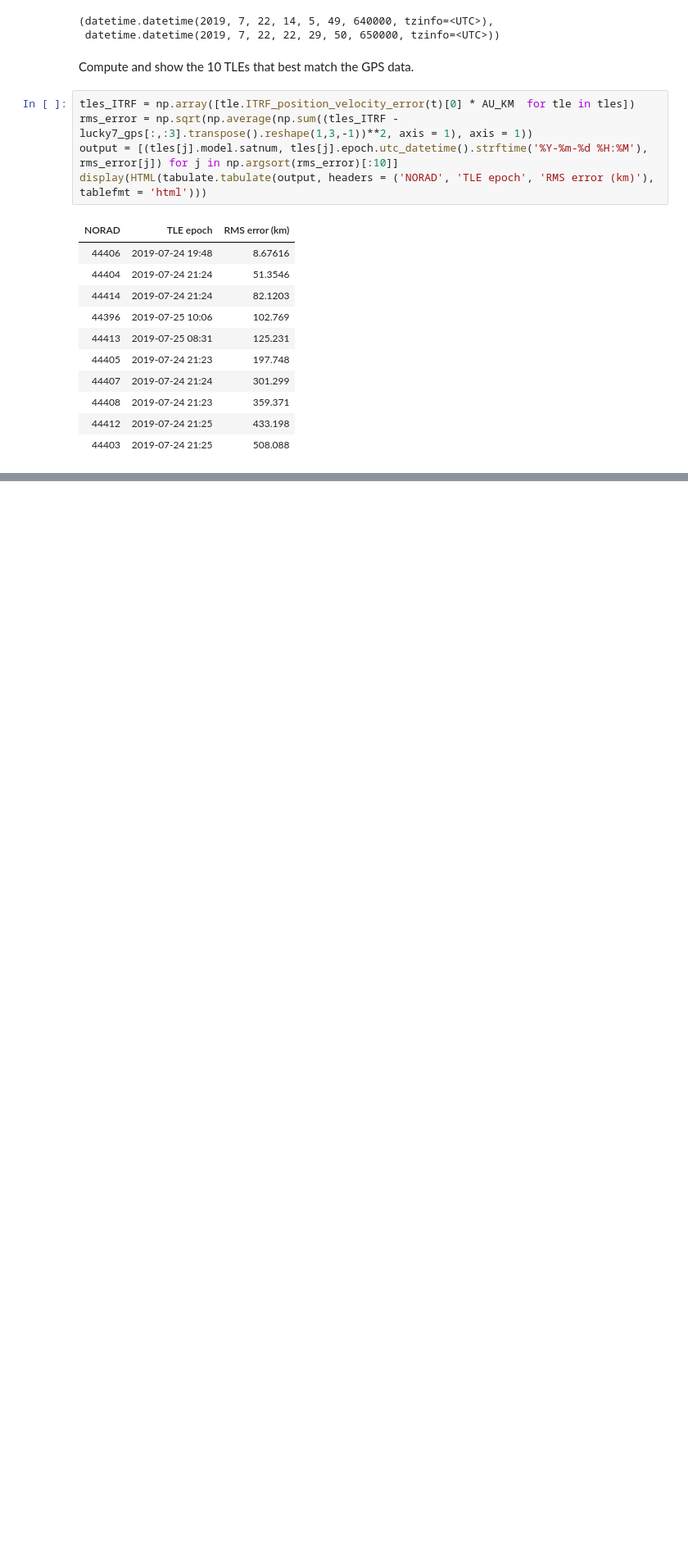
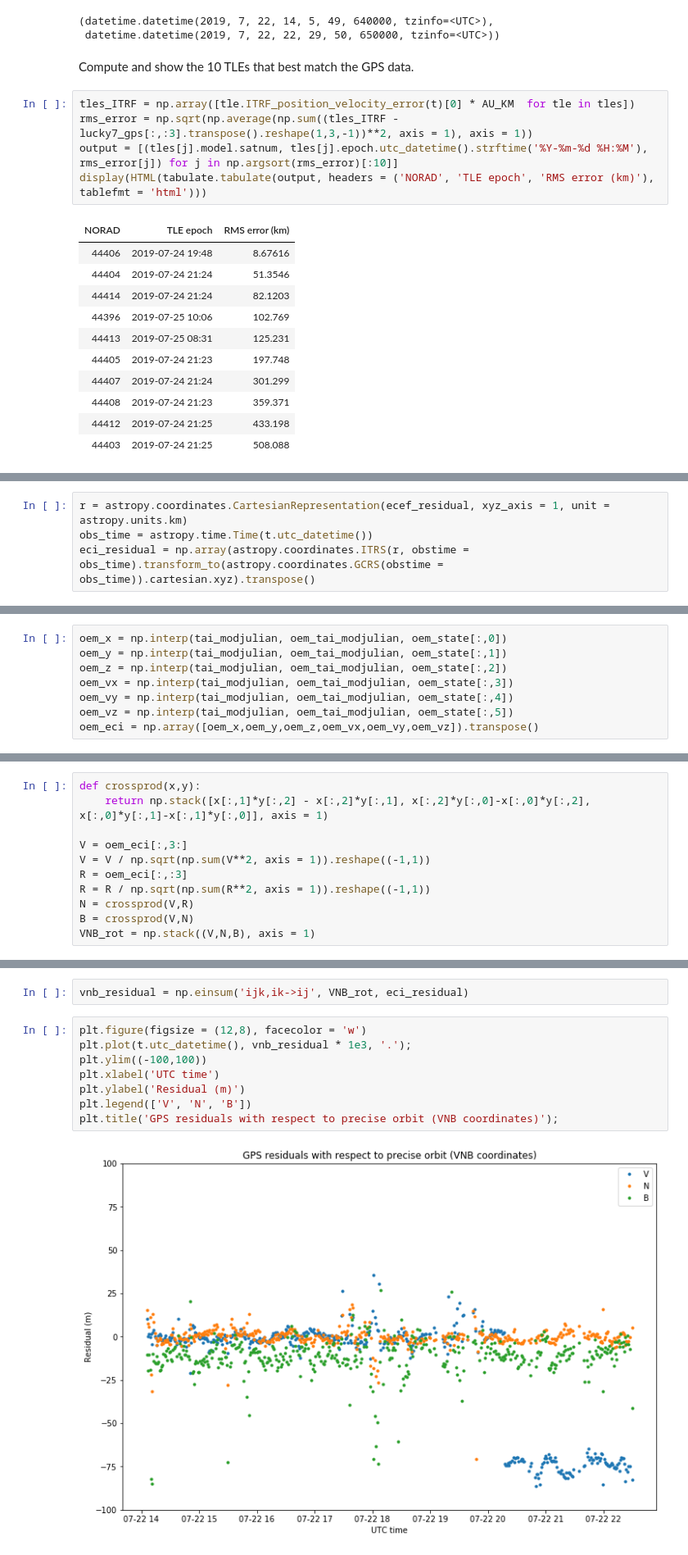
Before and after one commit to daniestevez/jupyter_notebooks, a Jupyter notebook: Lucky-7 orbit.ipynb, the cells around one changed output, grey strips where cells are left out. Shown at 82% size. Cells and saved outputs as stored; diff of their text form; blank space fills up the shorter version.

```diff
--- a/Lucky-7 orbit.ipynb
+++ b/Lucky-7 orbit.ipynb
@@ -112,0 +186,4 @@ display(HTML(tabulate.tabulate(output, headers = ('NORAD', 'TLE epoch', 'RMS err
+# %%
+r = astropy.coordinates.CartesianRepresentation(ecef_residual, xyz_axis = 1, unit = astropy.units.km)
+obs_time = astropy.time.Time(t.utc_datetime())
+eci_residual = np.array(astropy.coordinates.ITRS(r, obstime = obs_time).transform_to(astropy.coordinates.GCRS(obstime = obs_time)).cartesian.xyz).transpose()
@@ -112,0 +192,8 @@ display(HTML(tabulate.tabulate(output, headers = ('NORAD', 'TLE epoch', 'RMS err
+# %%
+oem_x = np.interp(tai_modjulian, oem_tai_modjulian, oem_state[:,0])
+oem_y = np.interp(tai_modjulian, oem_tai_modjulian, oem_state[:,1])
+oem_z = np.interp(tai_modjulian, oem_tai_modjulian, oem_state[:,2])
+oem_vx = np.interp(tai_modjulian, oem_tai_modjulian, oem_state[:,3])
+oem_vy = np.interp(tai_modjulian, oem_tai_modjulian, oem_state[:,4])
+oem_vz = np.interp(tai_modjulian, oem_tai_modjulian, oem_state[:,5])
+oem_eci = np.array([oem_x,oem_y,oem_z,oem_vx,oem_vy,oem_vz]).transpose()
@@ -112,0 +202,11 @@ display(HTML(tabulate.tabulate(output, headers = ('NORAD', 'TLE epoch', 'RMS err
+# %%
+def crossprod(x,y):
+    return np.stack([x[:,1]*y[:,2] - x[:,2]*y[:,1], x[:,2]*y[:,0]-x[:,0]*y[:,2], x[:,0]*y[:,1]-x[:,1]*y[:,0]], axis = 1)
+
+V = oem_eci[:,3:]
+V = V / np.sqrt(np.sum(V**2, axis = 1)).reshape((-1,1))
+R = oem_eci[:,:3]
+R = R / np.sqrt(np.sum(R**2, axis = 1)).reshape((-1,1))
+N = crossprod(V,R)
+B = crossprod(V,N)
+VNB_rot = np.stack((V,N,B), axis = 1)
@@ -112,0 +215,12 @@ display(HTML(tabulate.tabulate(output, headers = ('NORAD', 'TLE epoch', 'RMS err
+# %%
+vnb_residual = np.einsum('ijk,ik->ij', VNB_rot, eci_residual)
+# %%
+plt.figure(figsize = (12,8), facecolor = 'w')
+plt.plot(t.utc_datetime(), vnb_residual * 1e3, '.');
+plt.ylim((-100,100))
+plt.xlabel('UTC time')
+plt.ylabel('Residual (m)')
+plt.legend(['V', 'N', 'B'])
+plt.title('GPS residuals with respect to precise orbit (VNB coordinates)');
+# %% [output]
+[figure, added]
```
Also changed, not shown: parts of 20 cells of this notebook, 3 other files.
